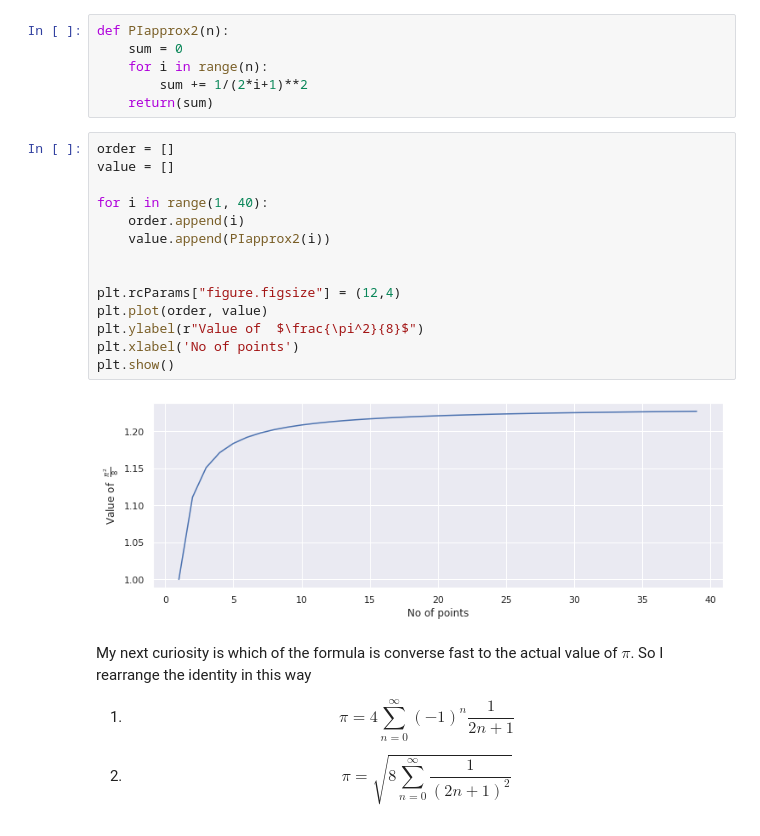
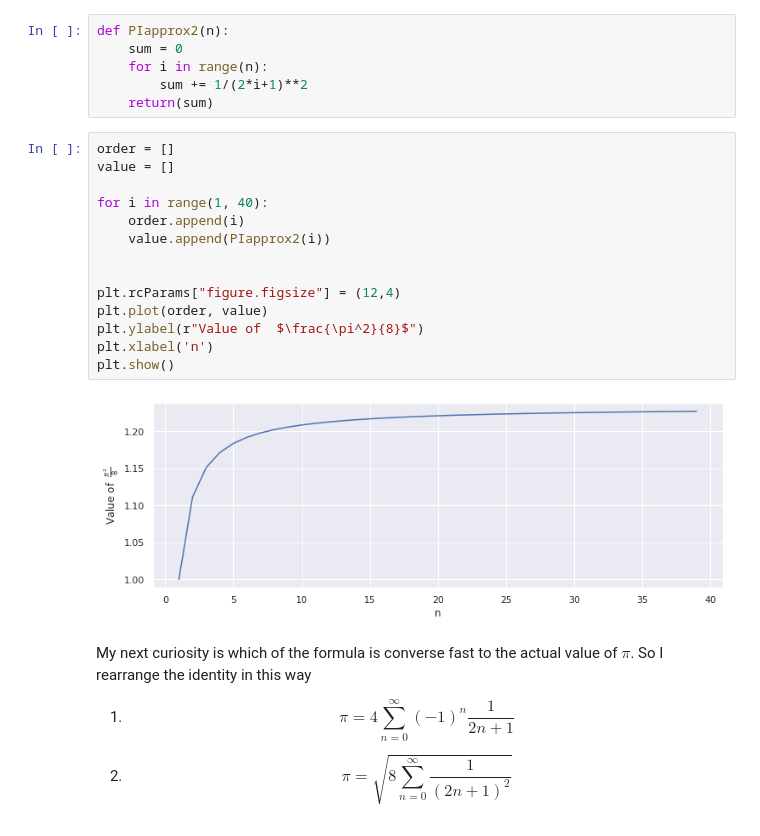
Before and after one commit to Souvik-0612/Fourier, a Jupyter notebook: Fourier series.ipynb, the cells around one changed output. Saved outputs shown, nothing was run; the diff lists cells and outputs as text.

```diff
--- a/Fourier series.ipynb
+++ b/Fourier series.ipynb
@@ -229,19 +229,19 @@ def PIapprox2(n):
 # %%
 order = []
 value = []
 
 for i in range(1, 40):
     order.append(i)
     value.append(PIapprox2(i))
 
 
 plt.rcParams["figure.figsize"] = (12,4)
 plt.plot(order, value)
 plt.ylabel(r"Value of  $\frac{\pi^2}{8}$")
-plt.xlabel('No of points')
+plt.xlabel('n')
 plt.show()
 # %% [output]
-[figure, old version]
+[figure, new version]
 # %% [markdown]
 My next curiosity is which of the formula is converse fast to the actual value of $\pi$.
 So I rearrange the identity in this way
```
Also changed, not shown: parts of 16 cells of this notebook.
